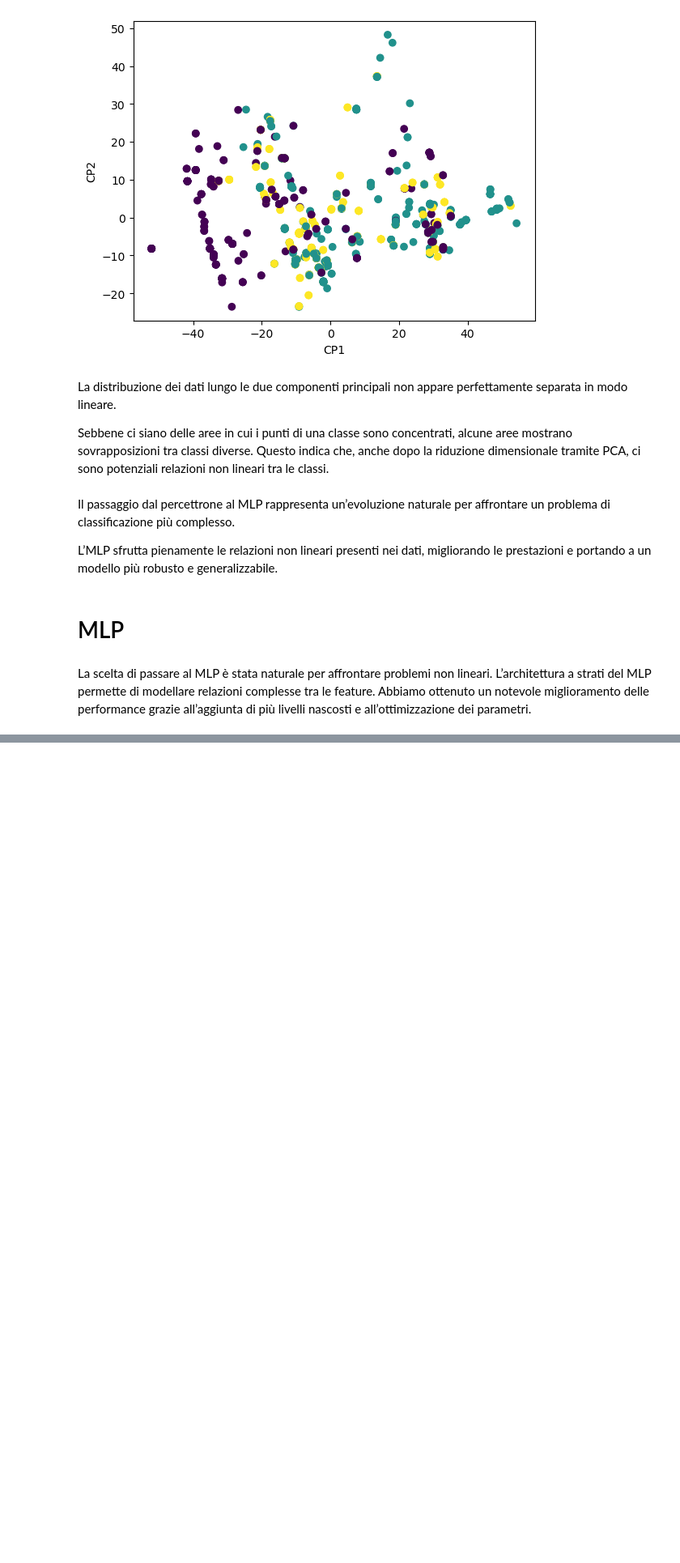
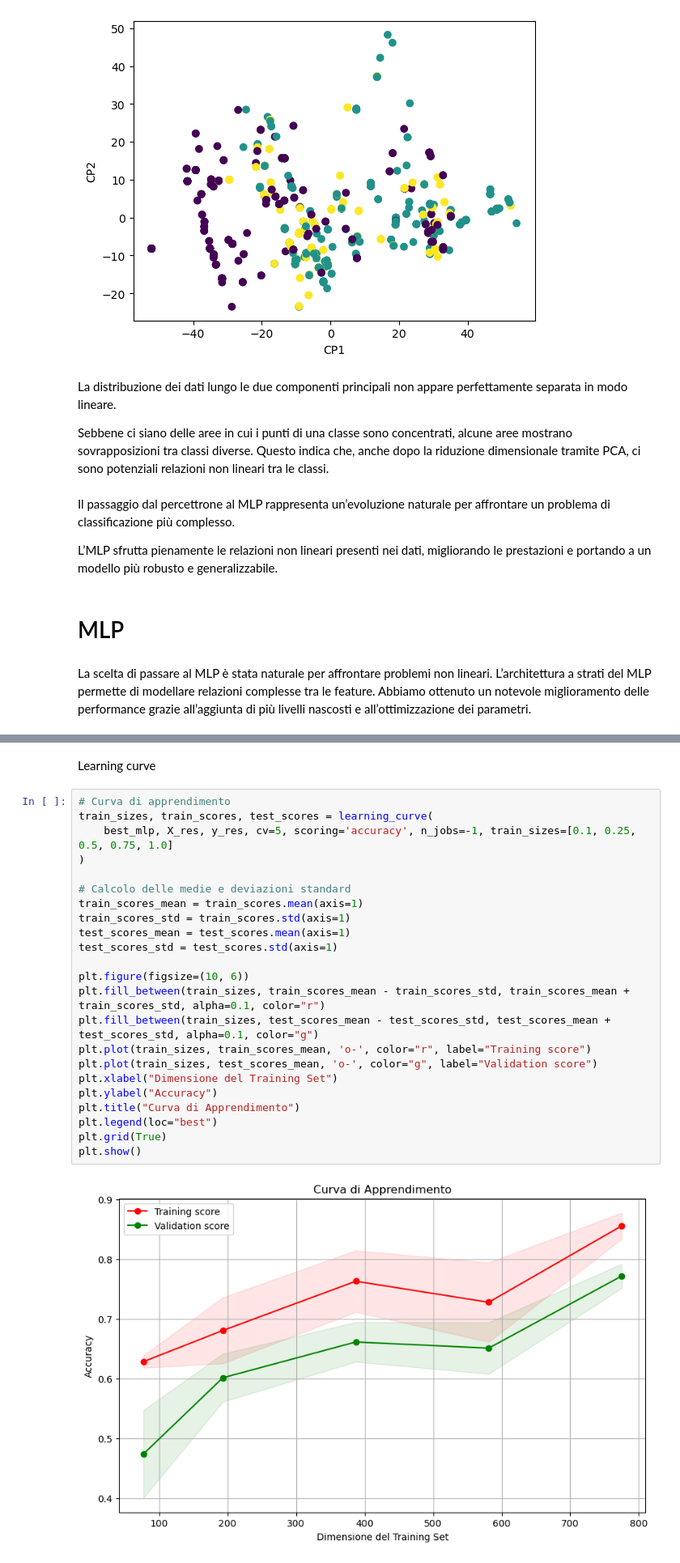
Before and after one commit to danlerr/Fondamenti-del-machine-learning, a Jupyter notebook: step4Percett.ipynb, the cells around one changed output, grey strips where cells are left out. Shown at 81% size. Cells and saved outputs as stored; diff of their text form; blank space fills up the shorter version.

```diff
--- a/step4Percett.ipynb
+++ b/step4Percett.ipynb
@@ -217,0 +244,27 @@ plt.show()
+# %% [markdown]
+Learning curve
+# %%
+# Curva di apprendimento
+train_sizes, train_scores, test_scores = learning_curve(
+    best_mlp, X_res, y_res, cv=5, scoring='accuracy', n_jobs=-1, train_sizes=[0.1, 0.25, 0.5, 0.75, 1.0]
+)
+
+# Calcolo delle medie e deviazioni standard
+train_scores_mean = train_scores.mean(axis=1)
+train_scores_std = train_scores.std(axis=1)
+test_scores_mean = test_scores.mean(axis=1)
+test_scores_std = test_scores.std(axis=1)
+
+plt.figure(figsize=(10, 6))
+plt.fill_between(train_sizes, train_scores_mean - train_scores_std, train_scores_mean + train_scores_std, alpha=0.1, color="r")
+plt.fill_between(train_sizes, test_scores_mean - test_scores_std, test_scores_mean + test_scores_std, alpha=0.1, color="g")
+plt.plot(train_sizes, train_scores_mean, 'o-', color="r", label="Training score")
+plt.plot(train_sizes, test_scores_mean, 'o-', color="g", label="Validation score")
+plt.xlabel("Dimensione del Training Set")
+plt.ylabel("Accuracy")
+plt.title("Curva di Apprendimento")
+plt.legend(loc="best")
+plt.grid(True)
+plt.show()
+# %% [output]
+[figure, added]
```
Also changed, not shown: parts of 6 cells of this notebook, 1 other file.
